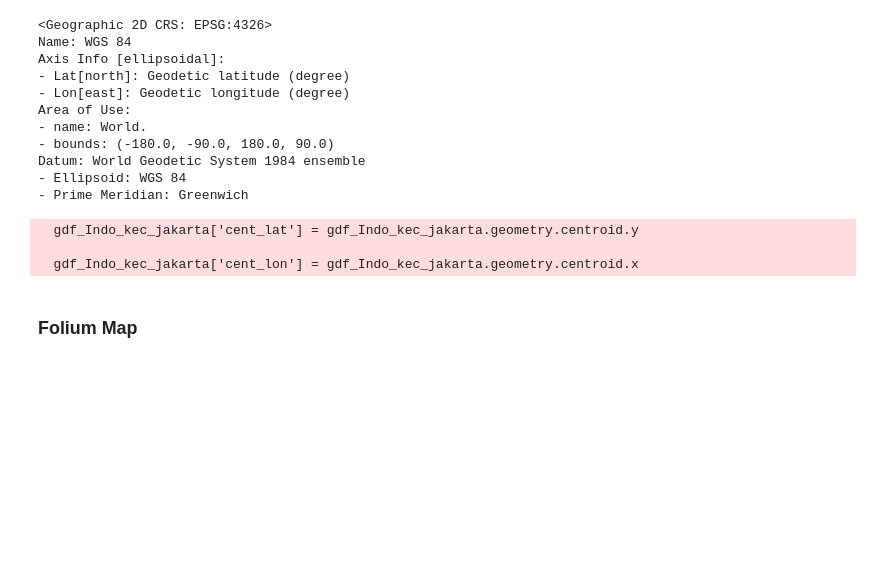
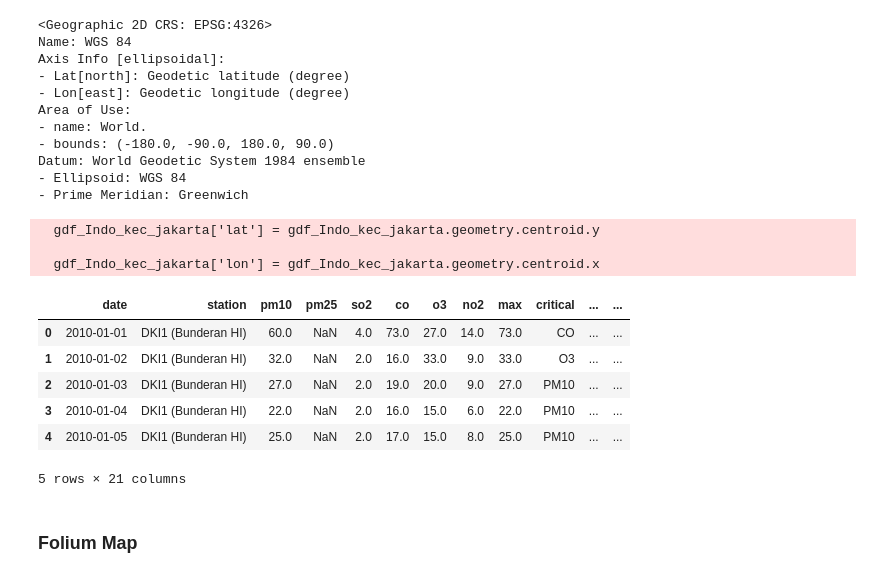
Before and after one commit to Agungvpzz/Air-Quality, a Jupyter notebook: Air Quality.ipynb, the cells around one changed output. Saved outputs shown, nothing was run; the diff lists cells and outputs as text; code cells hidden in the pictures; blank space fills up the shorter version.

```diff
--- a/Air Quality.ipynb
+++ b/Air Quality.ipynb
@@ -31,17 +31,17 @@ Datum: World Geodetic System 1984 ensemble
 - Prime Meridian: Greenwich
 # %%
 gdf_Indo_kec_jakarta = gdf_Indo_kec_jakarta.reset_index(drop=True)
-gdf_Indo_kec_jakarta['cent_lat'] = gdf_Indo_kec_jakarta.geometry.centroid.y
-gdf_Indo_kec_jakarta['cent_lon'] = gdf_Indo_kec_jakarta.geometry.centroid.x
+gdf_Indo_kec_jakarta['lat'] = gdf_Indo_kec_jakarta.geometry.centroid.y
+gdf_Indo_kec_jakarta['lon'] = gdf_Indo_kec_jakarta.geometry.centroid.x
 # %% [output]
-  gdf_Indo_kec_jakarta['cent_lat'] = gdf_Indo_kec_jakarta.geometry.centroid.y
+  gdf_Indo_kec_jakarta['lat'] = gdf_Indo_kec_jakarta.geometry.centroid.y
 
-  gdf_Indo_kec_jakarta['cent_lon'] = gdf_Indo_kec_jakarta.geometry.centroid.x
+  gdf_Indo_kec_jakarta['lon'] = gdf_Indo_kec_jakarta.geometry.centroid.x
 # %%
 df_ispa_dki_all = pd.read_csv("df_ispa_dki_all.csv")
 # %%
 df_ispa_dki_all_geo = df_ispa_dki_all.merge(
-    gdf_Indo_kec_jakarta[['NAME_3', 'geometry']],
+    gdf_Indo_kec_jakarta[['NAME_3', 'geometry', 'lat', 'lon']],
     left_on='sub_district', right_on='NAME_3', how='left'
 ).drop("NAME_3", axis=1)
 # %%
@@ -51,3 +49,13 @@ df_ispa_dki_all_geo.query("year==2015 & month=='Jan'").explore()
+# %%
+df_ispa_dki_all_geo.head()
+# %% [output]
+|  | date | station | pm10 | pm25 | so2 | co | o3 | no2 | max | critical | ... | ... |
+| 0 | 2010-01-01 | DKI1 (Bunderan HI) | 60.0 | NaN | 4.0 | 73.0 | 27.0 | 14.0 | 73.0 | CO | ... | ... |
+| 1 | 2010-01-02 | DKI1 (Bunderan HI) | 32.0 | NaN | 2.0 | 16.0 | 33.0 | 9.0 | 33.0 | O3 | ... | ... |
+| 2 | 2010-01-03 | DKI1 (Bunderan HI) | 27.0 | NaN | 2.0 | 19.0 | 20.0 | 9.0 | 27.0 | PM10 | ... | ... |
+| 3 | 2010-01-04 | DKI1 (Bunderan HI) | 22.0 | NaN | 2.0 | 16.0 | 15.0 | 6.0 | 22.0 | PM10 | ... | ... |
+| 4 | 2010-01-05 | DKI1 (Bunderan HI) | 25.0 | NaN | 2.0 | 17.0 | 15.0 | 8.0 | 25.0 | PM10 | ... | ... |
+5 rows × 21 columns
 # %% [markdown]
 ### Folium Map
 # %%
```
Also changed, not shown: parts of 11 cells of this notebook.
